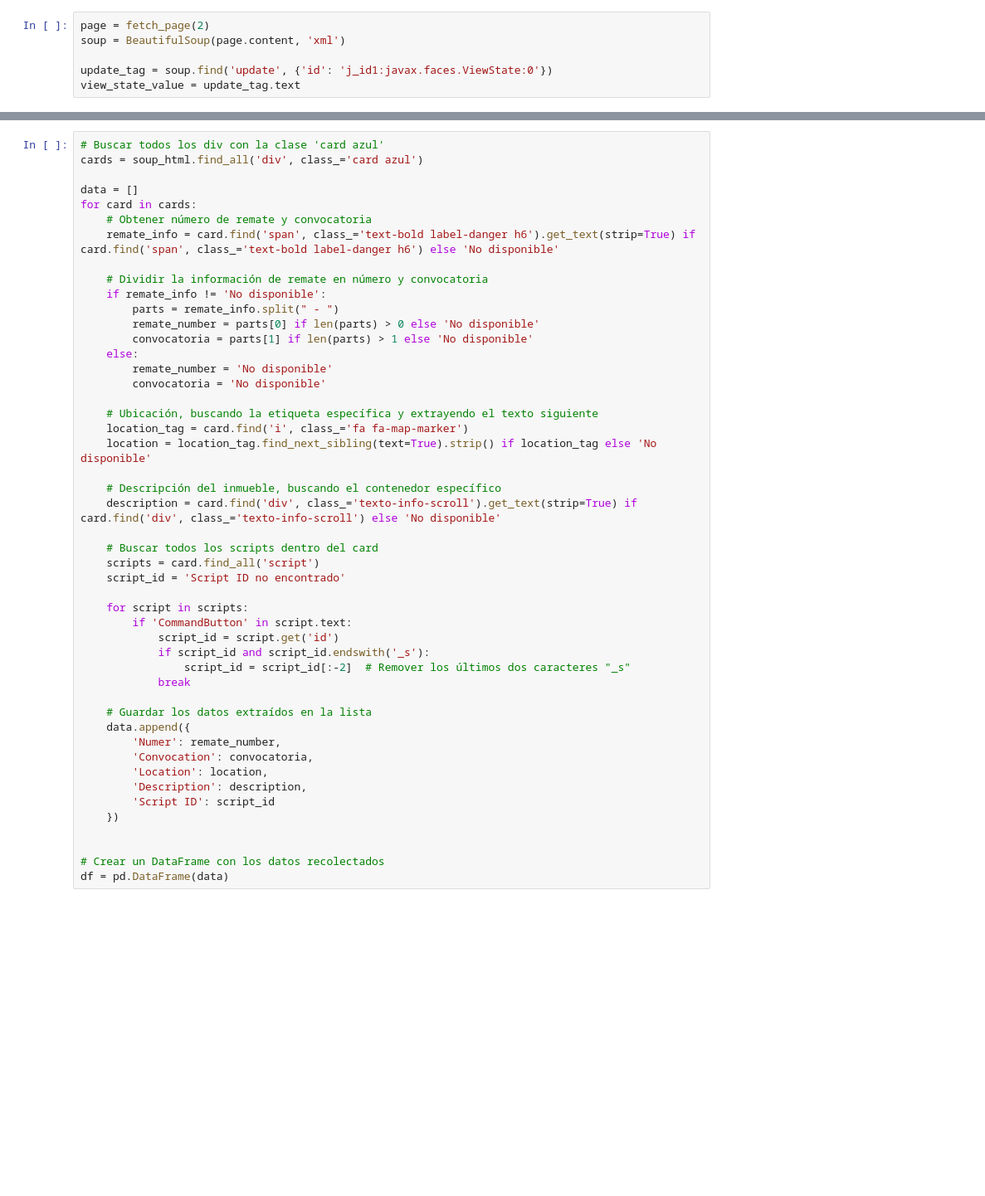
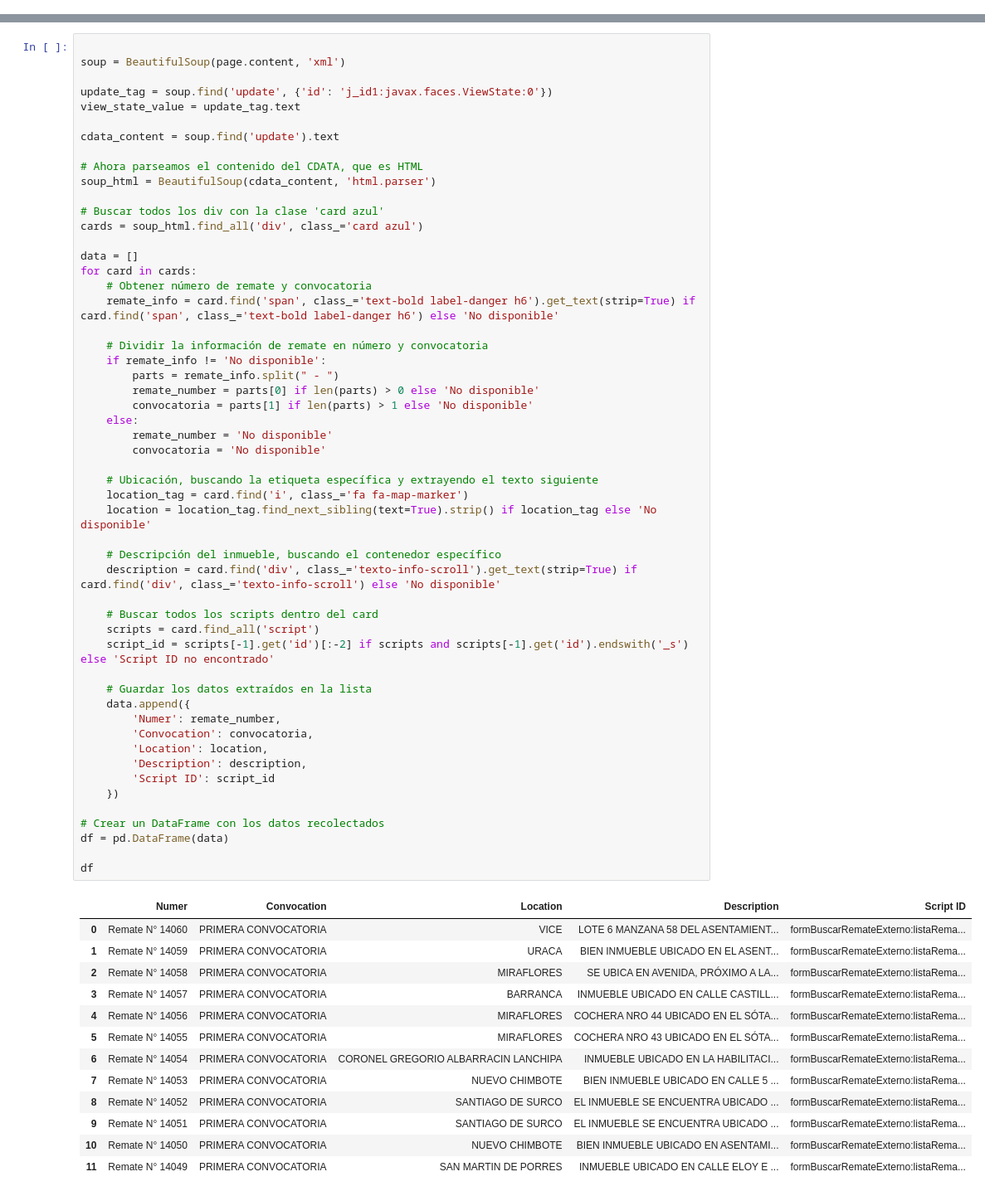
Before and after one commit to joselopez11c/mi-primer-proyecto, a Jupyter notebook: remates.ipynb, the cells around one changed output, grey strips where cells are left out. Shown at 83% size. Drawn from its saved outputs; the diff is of its cells as text; blank space fills up the shorter version.

```diff
--- a/remates.ipynb
+++ b/remates.ipynb
@@ -100,6 +108,0 @@ def downloadFile(idFile, viewState, file_path):
-# %%
-page = fetch_page(2)
-soup = BeautifulSoup(page.content, 'xml')
-
-update_tag = soup.find('update', {'id': 'j_id1:javax.faces.ViewState:0'})
-view_state_value = update_tag.text
@@ -111,4 +109,15 @@ soup_html = BeautifulSoup(cdata_content, 'html.parser')
 # %%
+
+soup = BeautifulSoup(page.content, 'xml')
+
+update_tag = soup.find('update', {'id': 'j_id1:javax.faces.ViewState:0'})
+view_state_value = update_tag.text
+
+cdata_content = soup.find('update').text
+
+# Ahora parseamos el contenido del CDATA, que es HTML
+soup_html = BeautifulSoup(cdata_content, 'html.parser')
+
 # Buscar todos los div con la clase 'card azul'
 cards = soup_html.find_all('div', class_='card azul')
 
@@ -120,39 +129,47 @@ for card in cards:
     # Dividir la información de remate en número y convocatoria
     if remate_info != 'No disponible':
         parts = remate_info.split(" - ")
         remate_number = parts[0] if len(parts) > 0 else 'No disponible'
         convocatoria = parts[1] if len(parts) > 1 else 'No disponible'
     else:
         remate_number = 'No disponible'
         convocatoria = 'No disponible'
 
     # Ubicación, buscando la etiqueta específica y extrayendo el texto siguiente
     location_tag = card.find('i', class_='fa fa-map-marker')
     location = location_tag.find_next_sibling(text=True).strip() if location_tag else 'No disponible'
 
     # Descripción del inmueble, buscando el contenedor específico
     description = card.find('div', class_='texto-info-scroll').get_text(strip=True) if card.find('div', class_='texto-info-scroll') else 'No disponible'
 
     # Buscar todos los scripts dentro del card
     scripts = card.find_all('script')
-    script_id = 'Script ID no encontrado'
-
-    for script in scripts:
-        if 'CommandButton' in script.text:
-            script_id = script.get('id')
-            if script_id and script_id.endswith('_s'):
-                script_id = script_id[:-2]  # Remover los últimos dos caracteres "_s"
-            break
+    script_id = scripts[-1].get('id')[:-2] if scripts and scripts[-1].get('id').endswith('_s') else 'Script ID no encontrado'
 
     # Guardar los datos extraídos en la lista
     data.append({
         'Numer': remate_number,
         'Convocation': convocatoria,
         'Location': location,
         'Description': description,
         'Script ID': script_id
     })
 
-
 # Crear un DataFrame con los datos recolectados
 df = pd.DataFrame(data)
+
+df
+# %% [output]
+|  | Numer | Convocation | Location | Description | Script ID |
+| 0 | Remate N° 14060 | PRIMERA CONVOCATORIA | VICE | LOTE 6 MANZANA 58 DEL ASENTAMIENT... | formBuscarRemateExterno:listaRema... |
+| 1 | Remate N° 14059 | PRIMERA CONVOCATORIA | URACA | BIEN INMUEBLE UBICADO EN EL ASENT... | formBuscarRemateExterno:listaRema... |
+| 2 | Remate N° 14058 | PRIMERA CONVOCATORIA | MIRAFLORES | SE UBICA EN AVENIDA, PRÓXIMO A LA... | formBuscarRemateExterno:listaRema... |
+| 3 | Remate N° 14057 | PRIMERA CONVOCATORIA | BARRANCA | INMUEBLE UBICADO EN CALLE CASTILL... | formBuscarRemateExterno:listaRema... |
+| 4 | Remate N° 14056 | PRIMERA CONVOCATORIA | MIRAFLORES | COCHERA NRO 44 UBICADO EN EL SÓTA... | formBuscarRemateExterno:listaRema... |
+| 5 | Remate N° 14055 | PRIMERA CONVOCATORIA | MIRAFLORES | COCHERA NRO 43 UBICADO EN EL SÓTA... | formBuscarRemateExterno:listaRema... |
+| 6 | Remate N° 14054 | PRIMERA CONVOCATORIA | CORONEL GREGORIO ALBARRACIN LANCHIPA | INMUEBLE UBICADO EN LA HABILITACI... | formBuscarRemateExterno:listaRema... |
+| 7 | Remate N° 14053 | PRIMERA CONVOCATORIA | NUEVO CHIMBOTE | BIEN INMUEBLE UBICADO EN CALLE 5 ... | formBuscarRemateExterno:listaRema... |
+| 8 | Remate N° 14052 | PRIMERA CONVOCATORIA | SANTIAGO DE SURCO | EL INMUEBLE SE ENCUENTRA UBICADO ... | formBuscarRemateExterno:listaRema... |
+| 9 | Remate N° 14051 | PRIMERA CONVOCATORIA | SANTIAGO DE SURCO | EL INMUEBLE SE ENCUENTRA UBICADO ... | formBuscarRemateExterno:listaRema... |
+| 10 | Remate N° 14050 | PRIMERA CONVOCATORIA | NUEVO CHIMBOTE | BIEN INMUEBLE UBICADO EN ASENTAMI... | formBuscarRemateExterno:listaRema... |
+| 11 | Remate N° 14049 | PRIMERA CONVOCATORIA | SAN MARTIN DE PORRES | INMUEBLE UBICADO EN CALLE ELOY E ... | formBuscarRemateExterno:listaRema... |
```
Also changed, not shown: parts of 7 cells of this notebook.
